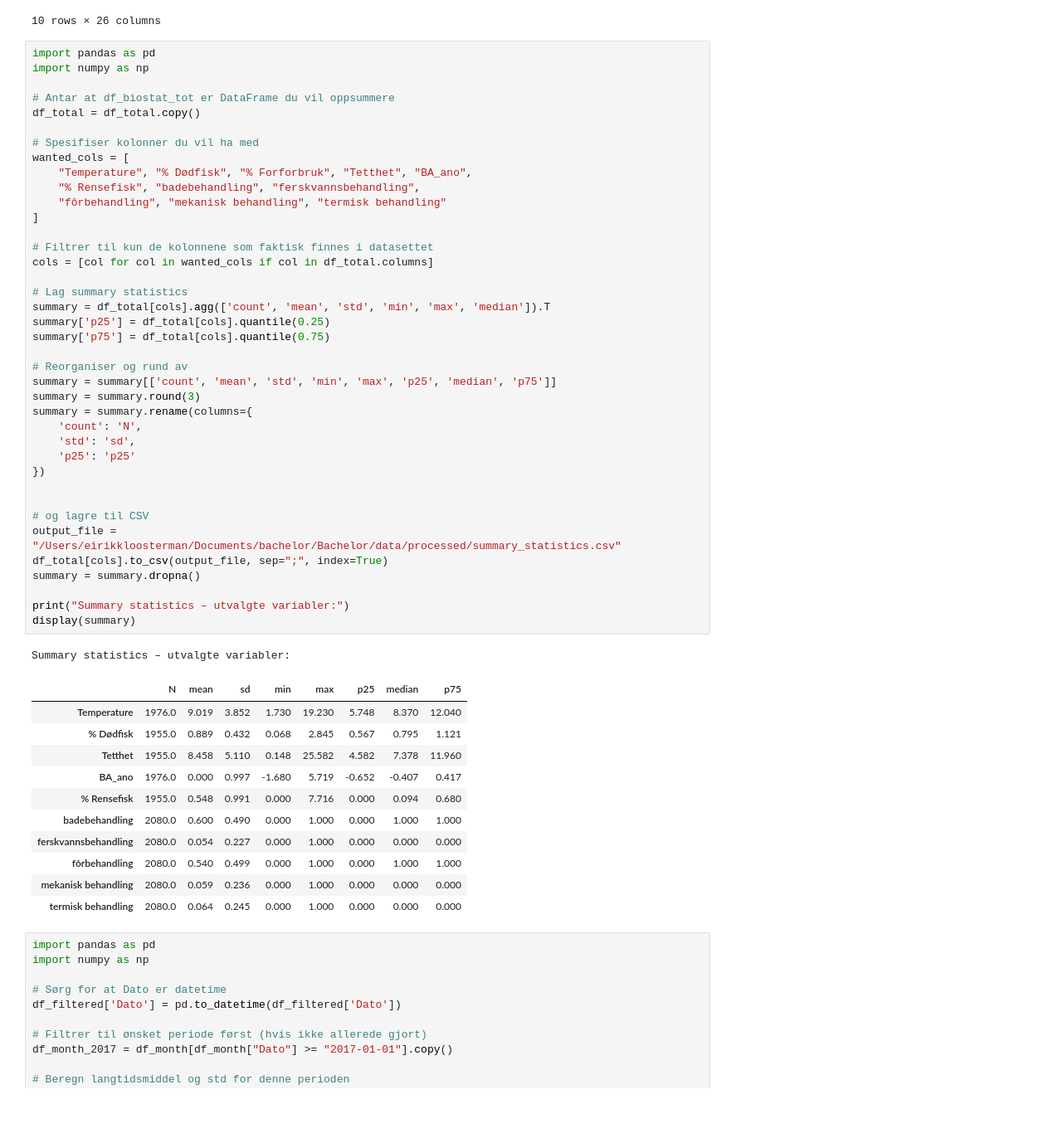
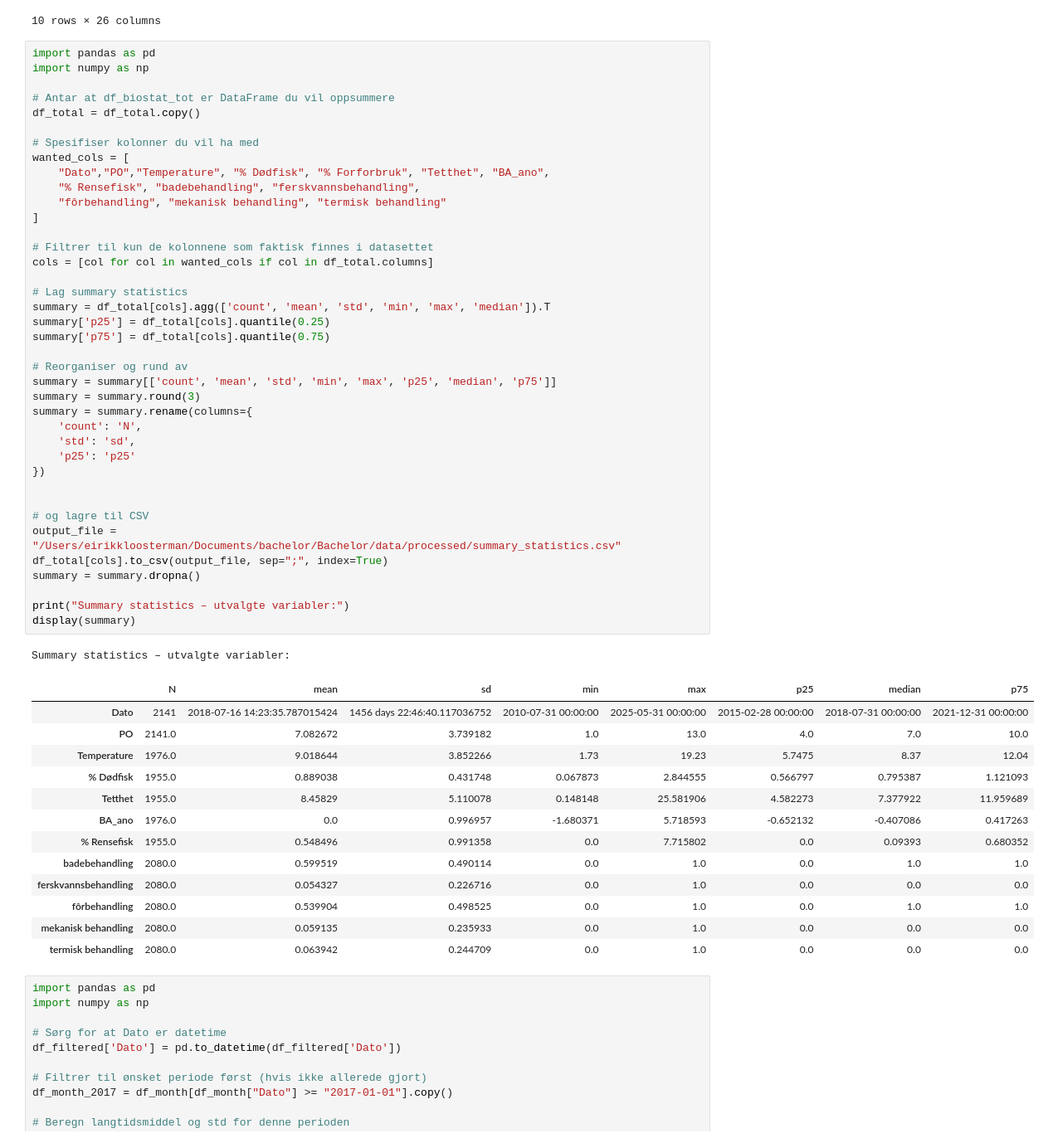
Before and after one commit to kavlikaviar/Bachelor, a Jupyter notebook: dataframe_samlet.ipynb, the cells around one changed output. Shown at 83% size. Saved outputs shown, nothing was run; the diff lists cells and outputs as text; blank space fills up the shorter version.

```diff
--- a/dataframe_samlet.ipynb
+++ b/dataframe_samlet.ipynb
@@ -1472,49 +1472,51 @@ df_total = df_total.copy()
 
 # Spesifiser kolonner du vil ha med
 wanted_cols = [
-    "Temperature", "% Dødfisk", "% Forforbruk", "Tetthet", "BA_ano",
+    "Dato","PO","Temperature", "% Dødfisk", "% Forforbruk", "Tetthet", "BA_ano",
     "% Rensefisk", "badebehandling", "ferskvannsbehandling",
     "fôrbehandling", "mekanisk behandling", "termisk behandling"
 ]
 
 # Filtrer til kun de kolonnene som faktisk finnes i datasettet
 cols = [col for col in wanted_cols if col in df_total.columns]
 
 # Lag summary statistics
 summary = df_total[cols].agg(['count', 'mean', 'std', 'min', 'max', 'median']).T
 summary['p25'] = df_total[cols].quantile(0.25)
 summary['p75'] = df_total[cols].quantile(0.75)
 
 # Reorganiser og rund av
 summary = summary[['count', 'mean', 'std', 'min', 'max', 'p25', 'median', 'p75']]
 summary = summary.round(3)
 summary = summary.rename(columns={
     'count': 'N',
     'std': 'sd',
     'p25': 'p25'
 })
 
 
 # og lagre til CSV
 output_file = "/Users/eirikkloosterman/Documents/bachelor/Bachelor/data/processed/summary_statistics.csv"
 df_total[cols].to_csv(output_file, sep=";", index=True)
 summary = summary.dropna()
 
 print("Summary statistics – utvalgte variabler:")
 display(summary)
 # %% [output]
 Summary statistics – utvalgte variabler:
 |  | N | mean | sd | min | max | p25 | median | p75 |
-| Temperature | 1976.0 | 9.019 | 3.852 | 1.730 | 19.230 | 5.748 | 8.370 | 12.040 |
-| % Dødfisk | 1955.0 | 0.889 | 0.432 | 0.068 | 2.845 | 0.567 | 0.795 | 1.121 |
-| Tetthet | 1955.0 | 8.458 | 5.110 | 0.148 | 25.582 | 4.582 | 7.378 | 11.960 |
-| BA_ano | 1976.0 | 0.000 | 0.997 | -1.680 | 5.719 | -0.652 | -0.407 | 0.417 |
-| % Rensefisk | 1955.0 | 0.548 | 0.991 | 0.000 | 7.716 | 0.000 | 0.094 | 0.680 |
-| badebehandling | 2080.0 | 0.600 | 0.490 | 0.000 | 1.000 | 0.000 | 1.000 | 1.000 |
-| ferskvannsbehandling | 2080.0 | 0.054 | 0.227 | 0.000 | 1.000 | 0.000 | 0.000 | 0.000 |
-| fôrbehandling | 2080.0 | 0.540 | 0.499 | 0.000 | 1.000 | 0.000 | 1.000 | 1.000 |
-| mekanisk behandling | 2080.0 | 0.059 | 0.236 | 0.000 | 1.000 | 0.000 | 0.000 | 0.000 |
-| termisk behandling | 2080.0 | 0.064 | 0.245 | 0.000 | 1.000 | 0.000 | 0.000 | 0.000 |
+| Dato | 2141 | 2018-07-16 14:23:35.787015424 | 1456 days 22:46:40.117036752 | 2010-07-31 00:00:00 | 2025-05-31 00:00:00 | 2015-02-28 00:00:00 | 2018-07-31 00:00:00 | 2021-12-31 00:00:00 |
+| PO | 2141.0 | 7.082672 | 3.739182 | 1.0 | 13.0 | 4.0 | 7.0 | 10.0 |
+| Temperature | 1976.0 | 9.018644 | 3.852266 | 1.73 | 19.23 | 5.7475 | 8.37 | 12.04 |
+| % Dødfisk | 1955.0 | 0.889038 | 0.431748 | 0.067873 | 2.844555 | 0.566797 | 0.795387 | 1.121093 |
+| Tetthet | 1955.0 | 8.45829 | 5.110078 | 0.148148 | 25.581906 | 4.582273 | 7.377922 | 11.959689 |
+| BA_ano | 1976.0 | 0.0 | 0.996957 | -1.680371 | 5.718593 | -0.652132 | -0.407086 | 0.417263 |
+| % Rensefisk | 1955.0 | 0.548496 | 0.991358 | 0.0 | 7.715802 | 0.0 | 0.09393 | 0.680352 |
+| badebehandling | 2080.0 | 0.599519 | 0.490114 | 0.0 | 1.0 | 0.0 | 1.0 | 1.0 |
+| ferskvannsbehandling | 2080.0 | 0.054327 | 0.226716 | 0.0 | 1.0 | 0.0 | 0.0 | 0.0 |
+| fôrbehandling | 2080.0 | 0.539904 | 0.498525 | 0.0 | 1.0 | 0.0 | 1.0 | 1.0 |
+| mekanisk behandling | 2080.0 | 0.059135 | 0.235933 | 0.0 | 1.0 | 0.0 | 0.0 | 0.0 |
+| termisk behandling | 2080.0 | 0.063942 | 0.244709 | 0.0 | 1.0 | 0.0 | 0.0 | 0.0 |
 # %%
 import pandas as pd
 import numpy as np
```
Also changed, not shown: 2 other files.
